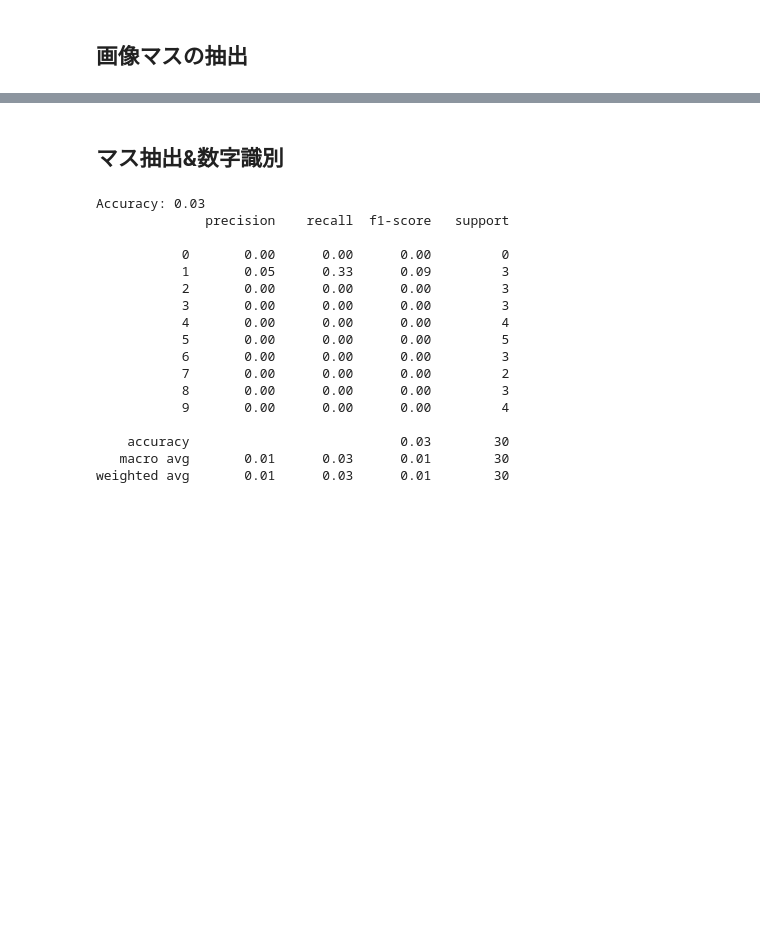
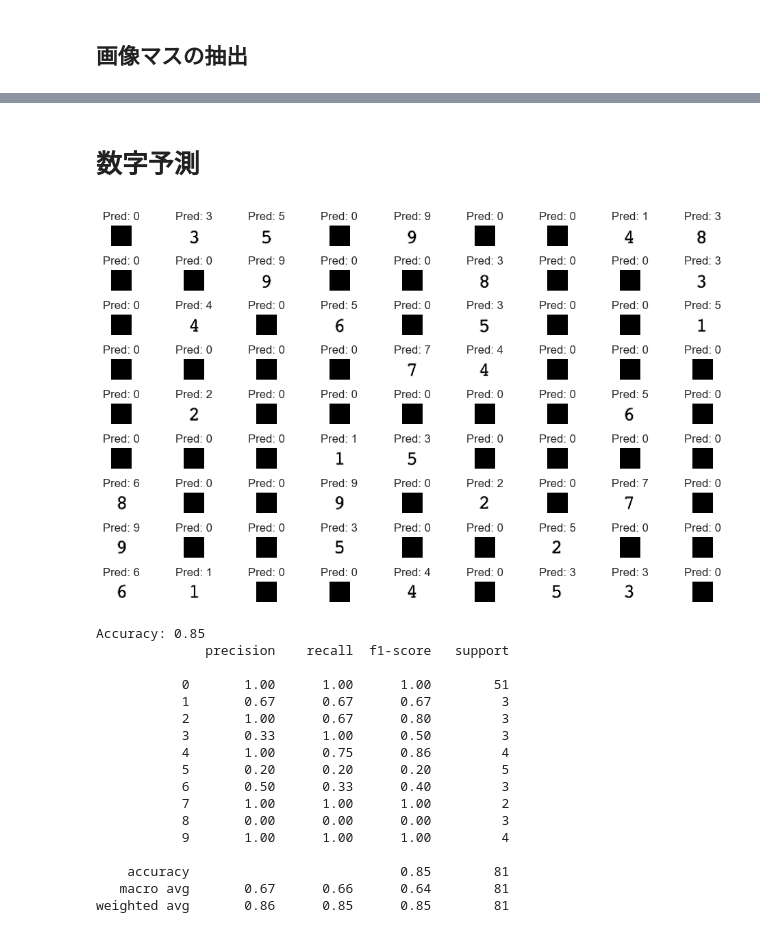
Before and after one commit to yuonoda/sudoku-solver, a Jupyter notebook: internal/trial.ipynb, the cells around one changed output, grey strips where cells are left out. Cells and saved outputs as stored; diff of their text form; code cells hidden in the pictures; blank space fills up the shorter version.

```diff
--- a/internal/trial.ipynb
+++ b/internal/trial.ipynb
@@ -245,3 +134,3 @@ plt.show()
 # %% [markdown]
-## マス抽出&数字識別
+# 数字予測
 # %%
@@ -289,42 +141,59 @@ model_input = np.array(cell_images)
 model_input_2d = model_input.reshape(model_input.shape[0], -1)
 # 予測
 predicted = clf.predict(model_input_2d)
+# %%
+# 画像と予測結果を並べて表示します
+
+# 行と列の数を設定
+n_rows = 9
+n_cols = 9
+
+fig, axes = plt.subplots(n_rows, n_cols, figsize=(10, 6))
+
+# サブプロットを行と列にわたってループ
+for i in range(n_rows):
+    for j in range(n_cols):
+        idx = i * n_cols + j  # インデックスを計算
+        ax = axes[i, j]  # 現在のサブプロットを取得
+
+        # インデックスが画像の数以上になったら終了
+        if idx >= len(cell_images):
+            break
+
+        ax.imshow(cell_images[idx], cmap='gray')
+        ax.set_title(f'Pred: {predicted[idx]}')
+        ax.axis('off')
+
+plt.tight_layout()
+plt.show()
+# %% [output]
+[figure, added]
 # %%
 import numpy as np
 filename = "../data/level1/sample.txt"
 correct_labels = correct_labels = np.loadtxt(filename, dtype=int)
-
-# 正解データと予測データを1次元に変換
 correct_labels_flat = correct_labels.flatten()
-predicted_labels_flat = predicted.flatten()
-
-# 正解ラベルが0でない場所（数独でいう埋めるべき場所）のインデックスを取得
-nonzero_indices = np.where(correct_labels_flat != 0)
-
-# 正解ラベルと予測ラベルを、正解ラベルが0でない位置でフィルタリング
-filtered_correct_labels = correct_labels_flat[nonzero_indices]
-filtered_predicted_labels = predicted_labels_flat[nonzero_indices]
 
 # Accuracyを計算して表示
-accuracy = metrics.accuracy_score(filtered_correct_labels, filtered_predicted_labels)
+accuracy = metrics.accuracy_score(correct_labels_flat, predicted)
 print(f"Accuracy: {accuracy:.2f}")
 
-print(metrics.classification_report(filtered_correct_labels, filtered_predicted_labels))
+print(metrics.classification_report(correct_labels_flat, predicted))
 # %% [output]
-Accuracy: 0.03
+Accuracy: 0.85
               precision    recall  f1-score   support
 
-           0       0.00      0.00      0.00         0
-           1       0.05      0.33      0.09         3
-           2       0.00      0.00      0.00         3
-           3       0.00      0.00      0.00         3
-           4       0.00      0.00      0.00         4
-           5       0.00      0.00      0.00         5
-           6       0.00      0.00      0.00         3
-           7       0.00      0.00      0.00         2
+           0       1.00      1.00      1.00        51
+           1       0.67      0.67      0.67         3
+           2       1.00      0.67      0.80         3
+           3       0.33      1.00      0.50         3
+           4       1.00      0.75      0.86         4
+           5       0.20      0.20      0.20         5
+           6       0.50      0.33      0.40         3
+           7       1.00      1.00      1.00         2
            8       0.00      0.00      0.00         3
-           9       0.00      0.00      0.00         4
+           9       1.00      1.00      1.00         4
 
-    accuracy                           0.03        30
-   macro avg       0.01      0.03      0.01        30
-weighted avg       0.01      0.03      0.01        30
+    accuracy                           0.85        81
+   macro avg       0.67      0.66      0.64        81
+weighted avg       0.86      0.85      0.85        81
```
Also changed, not shown: parts of 15 cells of this notebook.
